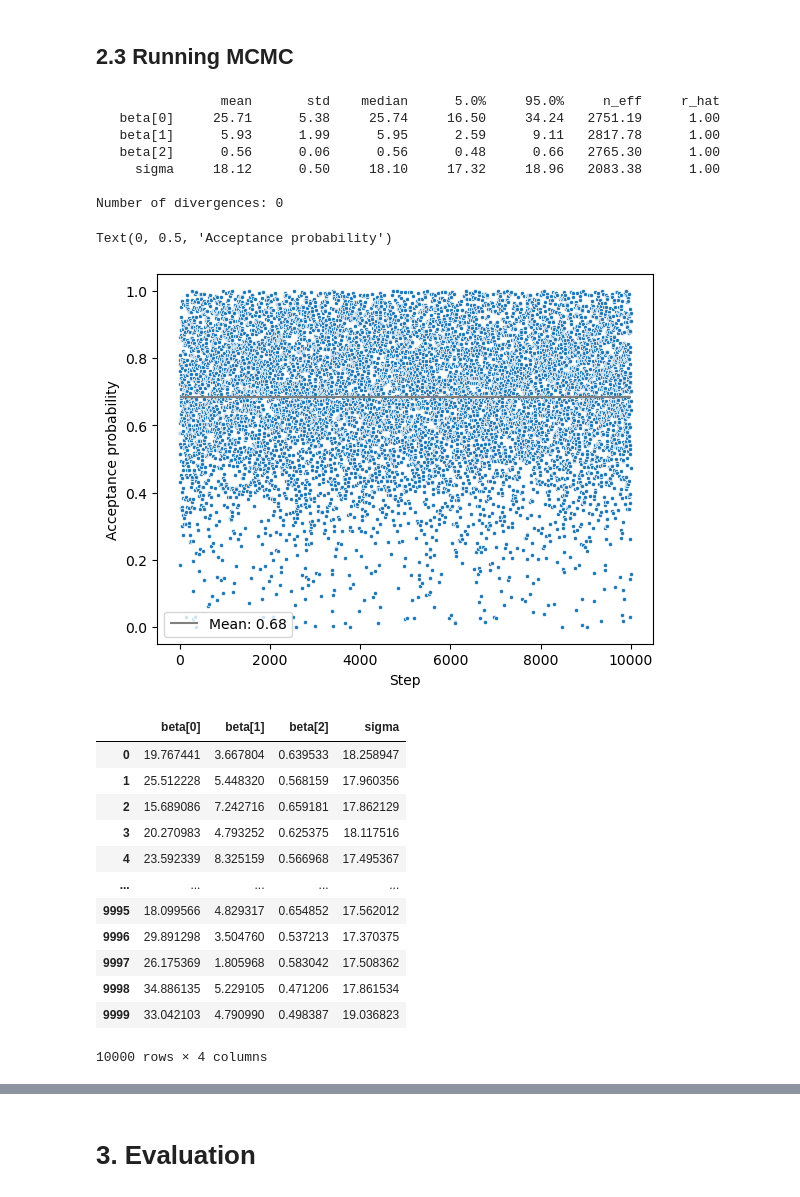
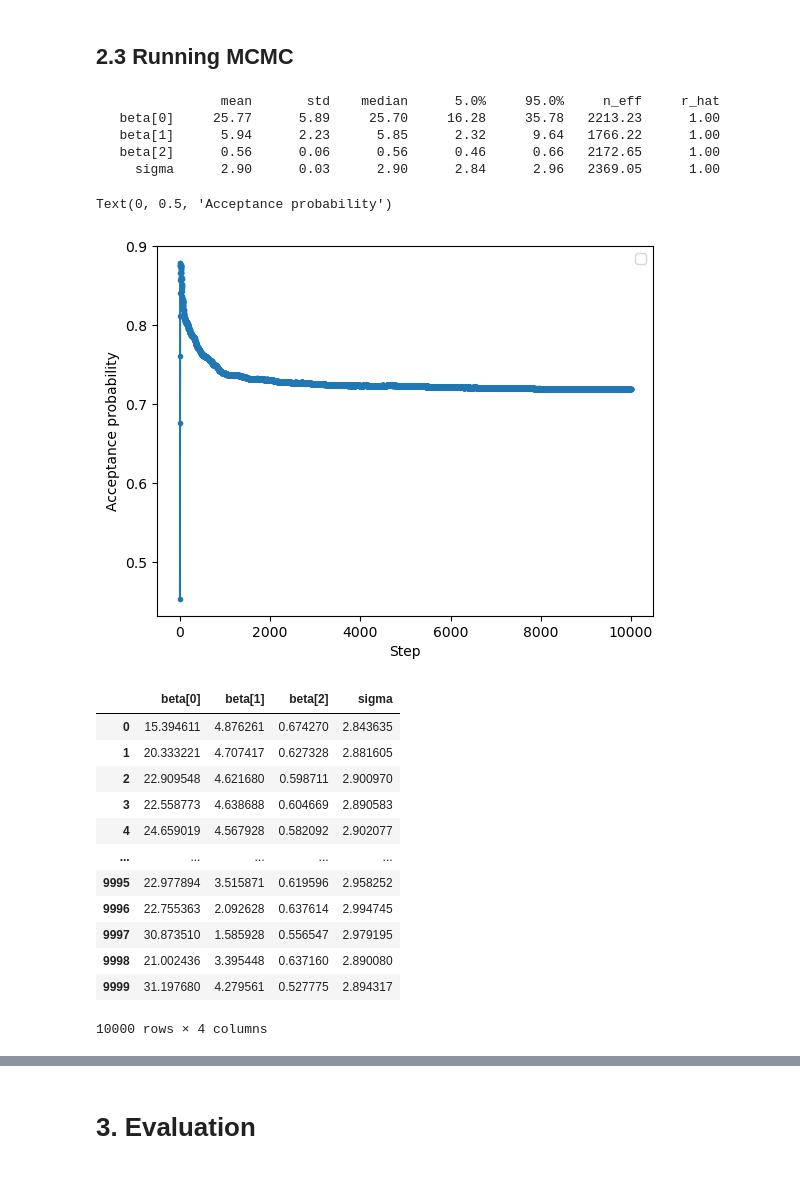
Before and after one commit to savelovme/adaptive-mcmc, a Jupyter notebook: python/posteriordb_kidiq_kidscore.ipynb, the cells around one changed output, grey strips where cells are left out. Saved outputs shown, nothing was run; the diff lists cells and outputs as text; code cells hidden in the pictures.

```diff
--- a/python/posteriordb_kidiq_kidscore.ipynb
+++ b/python/posteriordb_kidiq_kidscore.ipynb
@@ -300,26 +300,25 @@ infer.inspect.render_model(model, model_args=(mom_iq, mom_hs), render_distributi
 Or use Sample Adaptive MCMC kernel from https://proceedings.neurips.cc/paper_files/paper/2019/file/2cfa8f9e50e0f510ede9d12338a5f564-Paper.pdf
 # %%
 from ARWMH import ARWMH
-# kernel = ARWMH(model, step_size=1)
-kernel = infer.SA(model)
+kernel = ARWMH(model)
+# kernel = infer.SA(model)
 # %% [markdown]
 ## 2.3 Running MCMC
 # %%
-mcmc = infer.MCMC(kernel, num_warmup=100000, num_samples=100000, thinning=10)
+mcmc = infer.MCMC(kernel, num_warmup=1000000, num_samples=1000000, thinning=100)
 rng_key = random.PRNGKey(0)
 
 mcmc.run(rng_key,
          mom_iq=mom_iq, mom_hs=mom_hs, kid_score=kid_score,
-         extra_fields=("accept_prob",)
+         extra_fields=("potential_energy", "mean_accept_prob")
         )
 # %%
 posterior_samples = mcmc.get_samples()
+extra_fields = mcmc.get_extra_fields()
 mcmc.print_summary()
 # %% [output]
                 mean       std    median      5.0%     95.0%     n_eff     r_hat
-   beta[0]     25.71      5.38     25.74     16.50     34.24   2751.19      1.00
-   beta[1]      5.93      1.99      5.95      2.59      9.11   2817.78      1.00
-   beta[2]      0.56      0.06      0.56      0.48      0.66   2765.30      1.00
-     sigma     18.12      0.50     18.10     17.32     18.96   2083.38      1.00
-
-Number of divergences: 0
+   beta[0]     25.77      5.89     25.70     16.28     35.78   2213.23      1.00
+   beta[1]      5.94      2.23      5.85      2.32      9.64   1766.22      1.00
+   beta[2]      0.56      0.06      0.56      0.46      0.66   2172.65      1.00
+     sigma      2.90      0.03      2.90      2.84      2.96   2369.05      1.00
@@ -329,12 +325,12 @@ mean_accept_prob = extra_fields['accept_prob'].mean()
 # %%
-sns.scatterplot(extra_fields["accept_prob"], marker='.')
-plt.hlines(y=mean_accept_prob, xmin=0, xmax=len(extra_fields["accept_prob"]), colors="gray", linestyles="solid", label=f"Mean: {mean_accept_prob:.2f}")
+plt.plot(extra_fields["mean_accept_prob"], marker='.')
+# plt.hlines(y=mean_accept_prob, xmin=0, xmax=len(extra_fields["accept_prob"]), colors="gray", linestyles="solid", label=f"Mean: {mean_accept_prob:.2f}")
 plt.legend()
 plt.xlabel("Step")
 plt.ylabel("Acceptance probability")
 # %% [output]
 Text(0, 0.5, 'Acceptance probability')
-[figure, old version]
+[figure, new version]
 # %%
 # sigma_var = extra_fields["adapt_state"][1][:, 3, 3]
 # sns.scatterplot(sigma_var, marker='.')
@@ -353,17 +349,17 @@ posterior_samples_df = pd.DataFrame({
 posterior_samples_df
 # %% [output]
 |  | beta[0] | beta[1] | beta[2] | sigma |
-| 0 | 19.767441 | 3.667804 | 0.639533 | 18.258947 |
-| 1 | 25.512228 | 5.448320 | 0.568159 | 17.960356 |
-| 2 | 15.689086 | 7.242716 | 0.659181 | 17.862129 |
-| 3 | 20.270983 | 4.793252 | 0.625375 | 18.117516 |
-| 4 | 23.592339 | 8.325159 | 0.566968 | 17.495367 |
+| 0 | 15.394611 | 4.876261 | 0.674270 | 2.843635 |
+| 1 | 20.333221 | 4.707417 | 0.627328 | 2.881605 |
+| 2 | 22.909548 | 4.621680 | 0.598711 | 2.900970 |
+| 3 | 22.558773 | 4.638688 | 0.604669 | 2.890583 |
+| 4 | 24.659019 | 4.567928 | 0.582092 | 2.902077 |
 | ... | ... | ... | ... | ... |
-| 9995 | 18.099566 | 4.829317 | 0.654852 | 17.562012 |
-| 9996 | 29.891298 | 3.504760 | 0.537213 | 17.370375 |
-| 9997 | 26.175369 | 1.805968 | 0.583042 | 17.508362 |
-| 9998 | 34.886135 | 5.229105 | 0.471206 | 17.861534 |
-| 9999 | 33.042103 | 4.790990 | 0.498387 | 19.036823 |
+| 9995 | 22.977894 | 3.515871 | 0.619596 | 2.958252 |
+| 9996 | 22.755363 | 2.092628 | 0.637614 | 2.994745 |
+| 9997 | 30.873510 | 1.585928 | 0.556547 | 2.979195 |
+| 9998 | 21.002436 | 3.395448 | 0.637160 | 2.890080 |
+| 9999 | 31.197680 | 4.279561 | 0.527775 | 2.894317 |
 10000 rows × 4 columns
 # %%
 sns.pairplot(posterior_samples_df, vars=["beta[0]", "beta[1]", "beta[2]", "sigma"])
```
Also changed, not shown: parts of 4 cells of this notebook, 6 other files.
